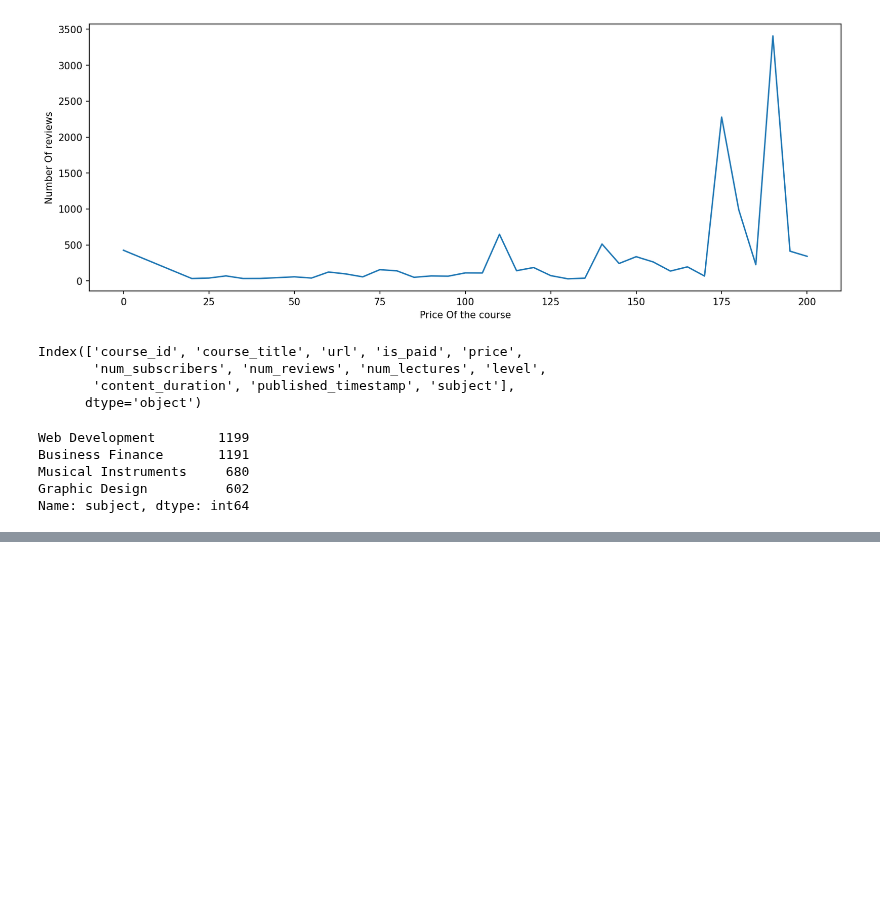
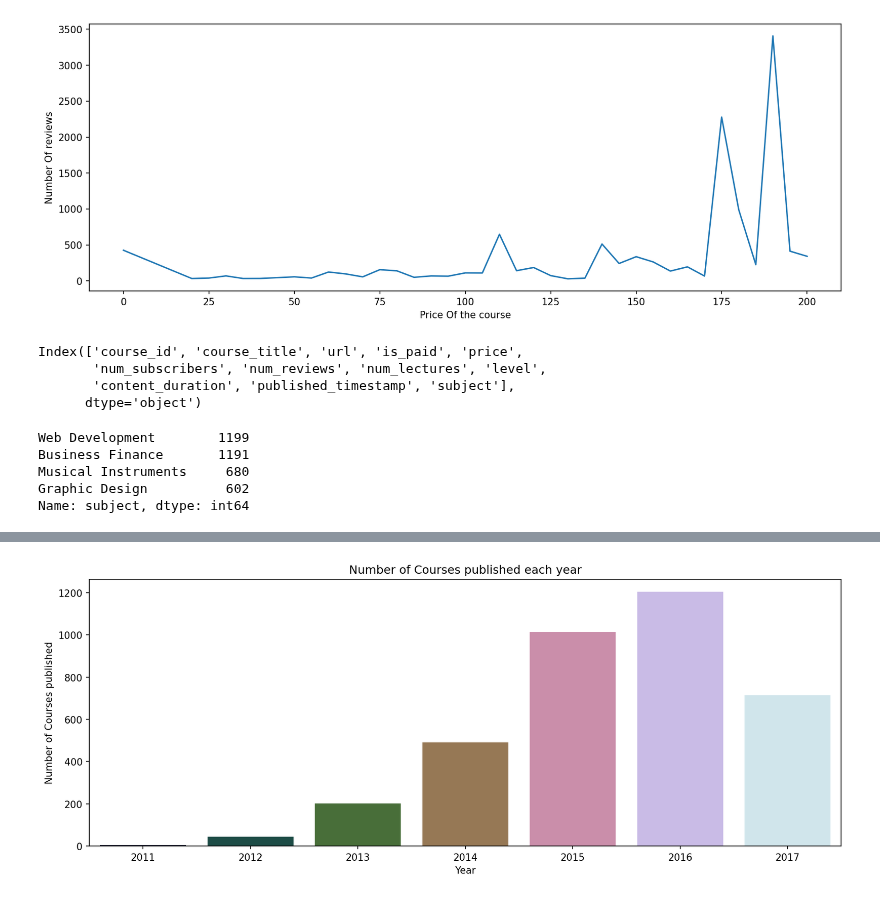
Before and after one commit to rohitcodism/ML-DS, a Jupyter notebook: Projects/Udemy Dataset Analysis/udemy.ipynb, the cells around one changed output, grey strips where cells are left out. Drawn from its saved outputs; the diff is of its cells as text; code cells hidden in the pictures; blank space fills up the shorter version.

```diff
--- a/Projects/Udemy Dataset Analysis/udemy.ipynb
+++ b/Projects/Udemy Dataset Analysis/udemy.ipynb
@@ -331,0 +357,2 @@ dataset[dataset['course_title'].str.contains('python', case=False)]
+# %%
+dataset['Year'] = dataset['published_timestamp'].dt.year
@@ -331,0 +368,7 @@ dataset[dataset['course_title'].str.contains('python', case=False)]
+# %%
+plt.figure(figsize=(14,5), dpi=150)
+sns.countplot(data=dataset, x='Year', palette='cubehelix').set(title='Number of Courses published each year')
+plt.ylabel('Number of Courses published')
+plt.show()
+# %% [output]
+[figure, added]
```
Also changed, not shown: parts of 8 cells of this notebook.
